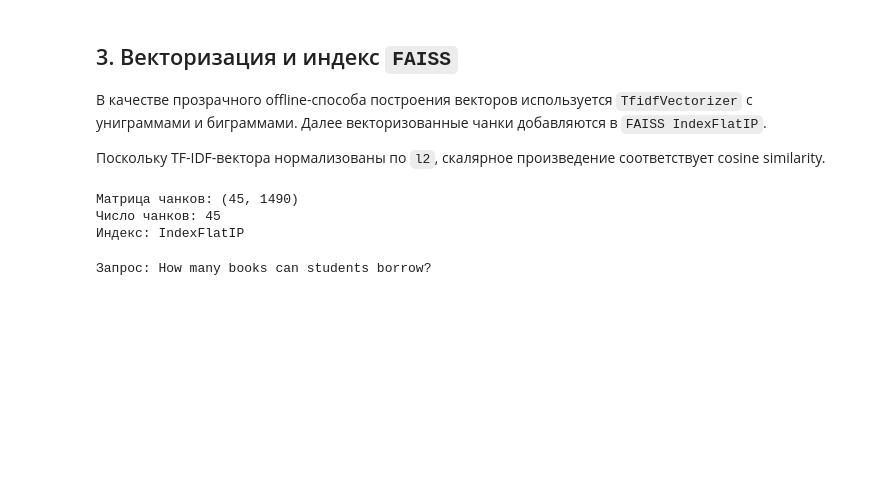
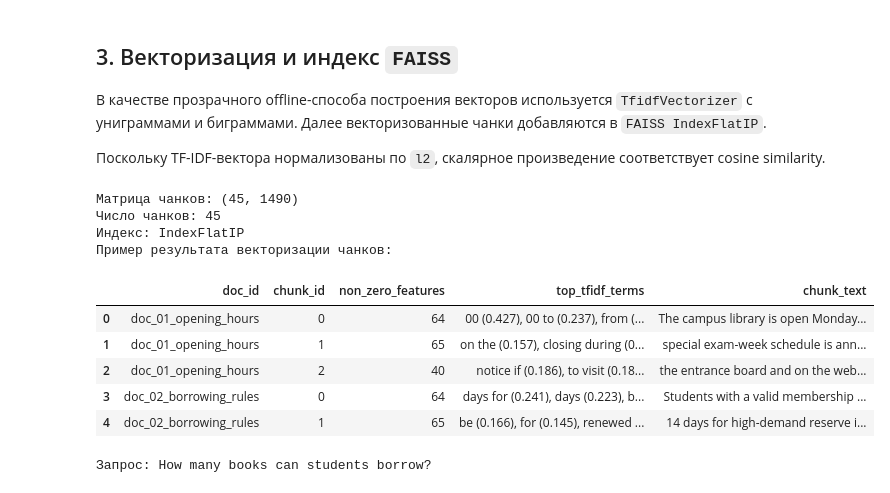
Before and after one commit to Andeco1/ai-engineering, a Jupyter notebook: homeworks/HW14/HW14.ipynb, the cells around one changed output. Saved outputs shown, nothing was run; the diff lists cells and outputs as text; code cells hidden in the pictures; blank space fills up the shorter version.

```diff
--- a/homeworks/HW14/HW14.ipynb
+++ b/homeworks/HW14/HW14.ipynb
@@ -243,33 +243,75 @@ class FaissTfidfRetriever:
     def search_chunks(self, query, top_k=3):
         q = self.vectorizer.transform([query]).astype(np.float32).toarray()
         scores, idx = self.index.search(q, top_k)
         rows = []
         for rank, (score, i) in enumerate(zip(scores[0], idx[0]), start=1):
             row = self.chunks.iloc[int(i)]
             rows.append(
                 {
                     "rank": rank,
                     "doc_id": row["doc_id"],
                     "title": row["title"],
                     "chunk_id": int(row["chunk_id"]),
                     "score": float(score),
                     "chunk_text": row["chunk_text"],
                 }
             )
         return pd.DataFrame(rows)
 
     def search_sources(self, query, top_k=3):
         hits = self.search_chunks(query, top_k=top_k)
         return hits.drop_duplicates("doc_id", keep="first").reset_index(drop=True)
 
 main_retriever = FaissTfidfRetriever(BASE_DOCS, chunk_size=35, overlap=8)
 print("Матрица чанков:", main_retriever.matrix.shape)
 print("Число чанков:", len(main_retriever.chunks))
 print("Индекс:", type(main_retriever.index).__name__)
+
+
+def show_vectorized_chunks_preview(retriever, n=5, top_terms=5):
+    feature_names = np.array(retriever.vectorizer.get_feature_names_out())
+    rows = []
+
+    for idx, chunk in retriever.chunks.head(n).iterrows():
+        vec = retriever.matrix[idx]
+        non_zero = int(np.count_nonzero(vec))
+
+        if non_zero:
+            top_idx = np.argsort(vec)[-top_terms:][::-1]
+            terms = [
+                f"{feature_names[j]} ({vec[j]:.3f})"
+                for j in top_idx
+                if vec[j] > 0
+            ]
+            top_terms_text = ", ".join(terms)
+        else:
+            top_terms_text = ""
+
+        rows.append(
+            {
+                "doc_id": chunk["doc_id"],
+                "chunk_id": int(chunk["chunk_id"]),
+                "non_zero_features": non_zero,
+                "top_tfidf_terms": top_terms_text,
+                "chunk_text": chunk["chunk_text"],
+            }
+        )
+
+    print("Пример результата векторизации чанков:")
+    display(pd.DataFrame(rows))
+
+show_vectorized_chunks_preview(main_retriever, n=5, top_terms=5)
 # %% [output]
 Матрица чанков: (45, 1490)
 Число чанков: 45
 Индекс: IndexFlatIP
+Пример результата векторизации чанков:
+|  | doc_id | chunk_id | non_zero_features | top_tfidf_terms | chunk_text |
+| 0 | doc_01_opening_hours | 0 | 64 | 00 (0.427), 00 to (0.237), from (... | The campus library is open Monday... |
+| 1 | doc_01_opening_hours | 1 | 65 | on the (0.157), closing during (0... | special exam-week schedule is ann... |
+| 2 | doc_01_opening_hours | 2 | 40 | notice if (0.186), to visit (0.18... | the entrance board and on the web... |
+| 3 | doc_02_borrowing_rules | 0 | 64 | days for (0.241), days (0.223), b... | Students with a valid membership ... |
+| 4 | doc_02_borrowing_rules | 1 | 65 | be (0.166), for (0.145), renewed ... | 14 days for high-demand reserve i... |
 # %%
 def show_retrieval(query, top_k=3, retriever=main_retriever):
     print(f"Запрос: {query}")
```
Also changed, not shown: parts of 1 cell of this notebook.
